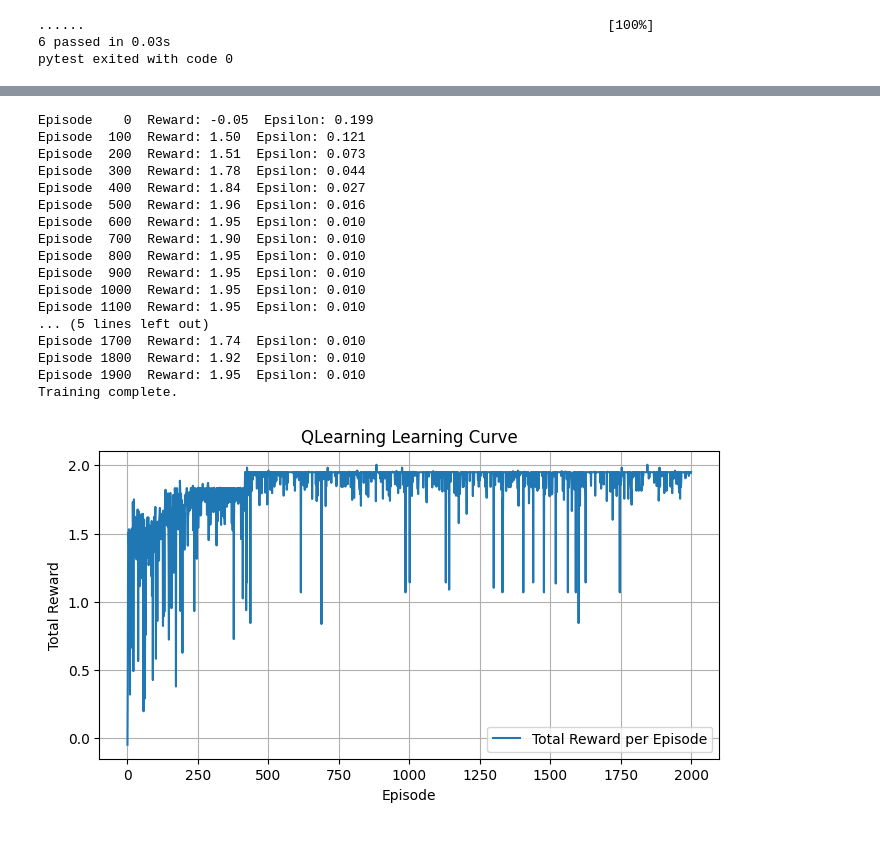
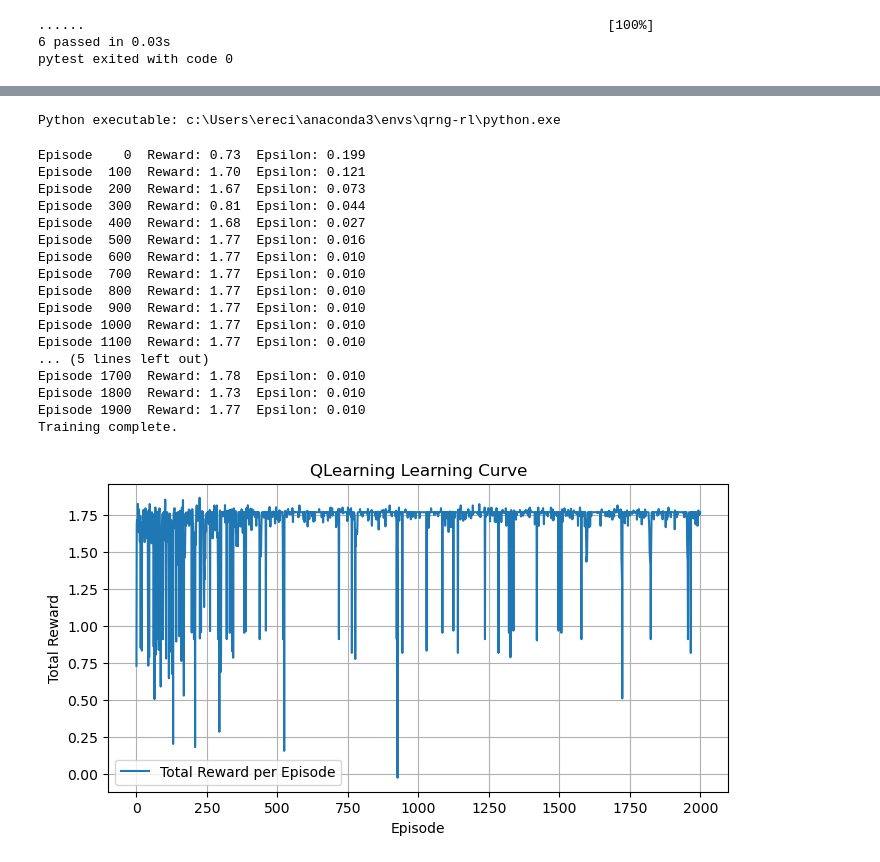
Before and after one commit to WarriorErik/QRANDOPT, a Jupyter notebook: notebooks/milestone3.ipynb, the cells around one changed output, grey strips where cells are left out. Cells and saved outputs as stored; diff of their text form; code cells hidden in the pictures.

```diff
--- a/notebooks/milestone3.ipynb
+++ b/notebooks/milestone3.ipynb
@@ -202,3 +227,8 @@ Requirement already satisfied: gym_notices>=0.0.4 in c:\users\ereci\anaconda3\en
+# %%
+import sys
+print("Python executable:", sys.executable)
+# %% [output]
+Python executable: c:\Users\ereci\anaconda3\envs\qrng-rl\python.exe
 # %%
 
 import numpy as np
@@ -206,11 +236,40 @@ import matplotlib.pyplot as plt
 import gym
 from gym import spaces
 
+import os
+
+
+
+
+from qiskit_aer import AerSimulator                    # Aer lives in its own package now
+from qiskit import transpile, QuantumCircuit
+
 from extractors.von_neumann    import von_neumann
 from extractors.elias          import elias
 from extractors.universal_hash import universal_hash
 from extractors.maurer_wolf    import maurer_wolf_extractor
 from utils                     import compute_bias
+
+
+
+def generate_quantum_bits(num_bits: int, batch_size: int = 256) -> list[int]:
+    backend = AerSimulator()                      # limitless qubits
+    qc = QuantumCircuit(batch_size, batch_size)
+    qc.h(range(batch_size))
+    qc.measure(range(batch_size), range(batch_size))
+
+    shots  = (num_bits + batch_size - 1) // batch_size
+    # ↓ no coupling-map check
+    result = backend.run(qc, shots=shots).result()
+
+    bits: list[int] = []
+    for bitstr, occ in result.get_counts().items():
+        bits.extend([int(b) for b in bitstr] * occ)
+        if len(bits) >= num_bits:
+            break
+    return bits[:num_bits]
+
+
 
 
 class ExtractorEnv(gym.Env):
@@ -338,47 +397,47 @@ class QLearningAgent:
             # log & decay exploration
             self.history_rewards.append(total_reward)
             self.epsilon = max(0.01, self.epsilon * 0.995)
             if ep % 100 == 0:
                 print(f"Episode {ep:4d}  Reward: {total_reward:.2f}  Epsilon: {self.epsilon:.3f}")
 
 
 
 # Preparing a biased stream
-raw = np.random.choice([0,1], size=20000, p=[0.8,0.2]).tolist()
+raw = generate_quantum_bits(20_000)
 
 # Instantiate env & agent
 env   = ExtractorEnv(raw, window_size=512, alpha=0.1)
 agent = QLearningAgent(env, alpha=0.1, gamma=0.99, epsilon=0.2)
 
 # Training for 2 000 episodes
 agent.train(episodes=2000)
 print("Training complete.")
 
 # Plotting the learning curve
 plt.figure(figsize=(8,4))
 plt.plot(agent.history_rewards, label="Total Reward per Episode")
 plt.xlabel("Episode")
 plt.ylabel("Total Reward")
 plt.title("QLearning Learning Curve")
 plt.grid(True)
 plt.legend()
 plt.show()
 # %% [output]
-Episode    0  Reward: -0.05  Epsilon: 0.199
-Episode  100  Reward: 1.50  Epsilon: 0.121
-Episode  200  Reward: 1.51  Epsilon: 0.073
-Episode  300  Reward: 1.78  Epsilon: 0.044
-Episode  400  Reward: 1.84  Epsilon: 0.027
-Episode  500  Reward: 1.96  Epsilon: 0.016
-Episode  600  Reward: 1.95  Epsilon: 0.010
-Episode  700  Reward: 1.90  Epsilon: 0.010
-Episode  800  Reward: 1.95  Epsilon: 0.010
-Episode  900  Reward: 1.95  Epsilon: 0.010
-Episode 1000  Reward: 1.95  Epsilon: 0.010
-Episode 1100  Reward: 1.95  Epsilon: 0.010
+Episode    0  Reward: 0.73  Epsilon: 0.199
+Episode  100  Reward: 1.70  Epsilon: 0.121
+Episode  200  Reward: 1.67  Epsilon: 0.073
+Episode  300  Reward: 0.81  Epsilon: 0.044
+Episode  400  Reward: 1.68  Epsilon: 0.027
+Episode  500  Reward: 1.77  Epsilon: 0.016
+Episode  600  Reward: 1.77  Epsilon: 0.010
+Episode  700  Reward: 1.77  Epsilon: 0.010
+Episode  800  Reward: 1.77  Epsilon: 0.010
+Episode  900  Reward: 1.77  Epsilon: 0.010
+Episode 1000  Reward: 1.77  Epsilon: 0.010
+Episode 1100  Reward: 1.77  Epsilon: 0.010
 ... (5 lines left out)
-Episode 1700  Reward: 1.74  Epsilon: 0.010
-Episode 1800  Reward: 1.92  Epsilon: 0.010
-Episode 1900  Reward: 1.95  Epsilon: 0.010
+Episode 1700  Reward: 1.78  Epsilon: 0.010
+Episode 1800  Reward: 1.73  Epsilon: 0.010
+Episode 1900  Reward: 1.77  Epsilon: 0.010
 Training complete.
-[figure, old version]
+[figure, new version]
```
Also changed, not shown: parts of 16 cells of this notebook.
